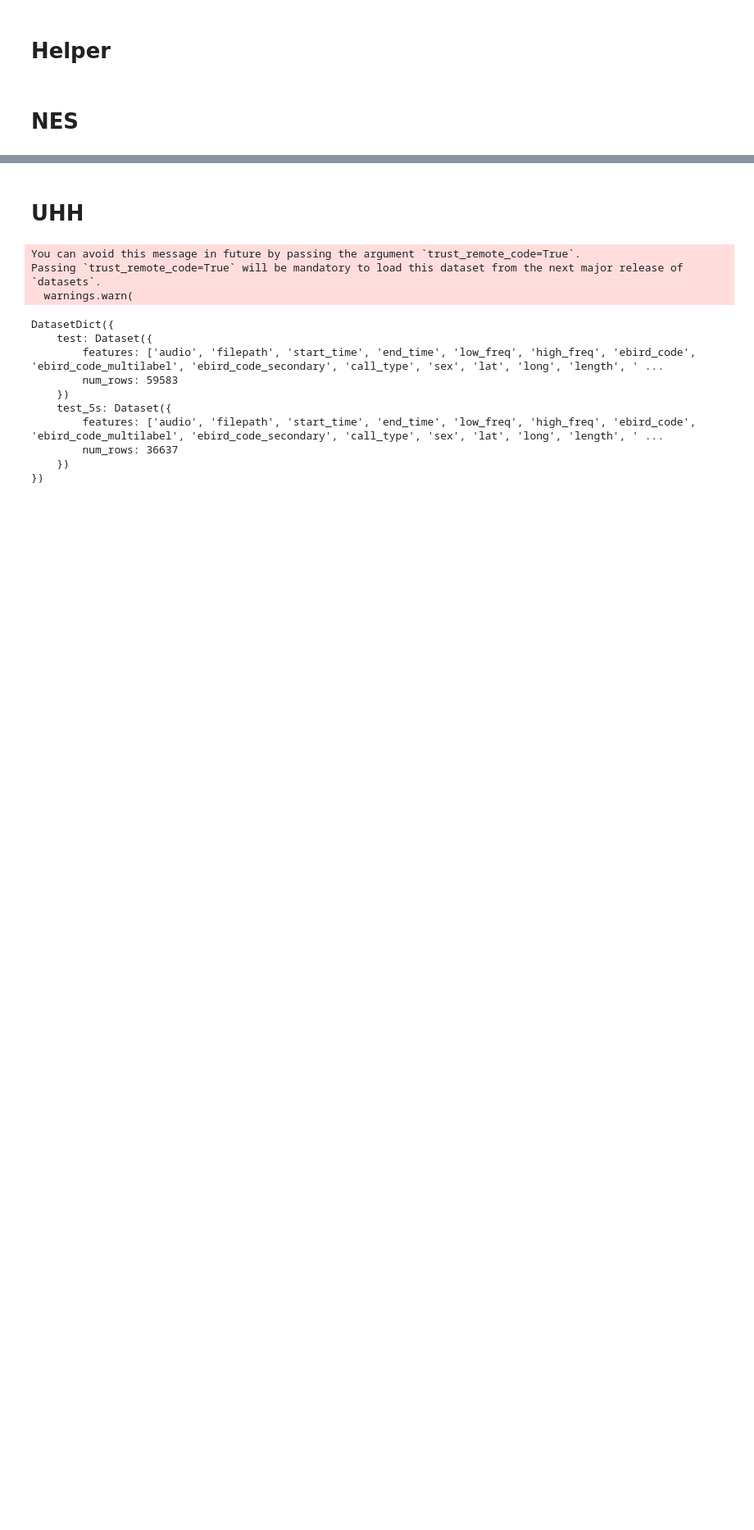
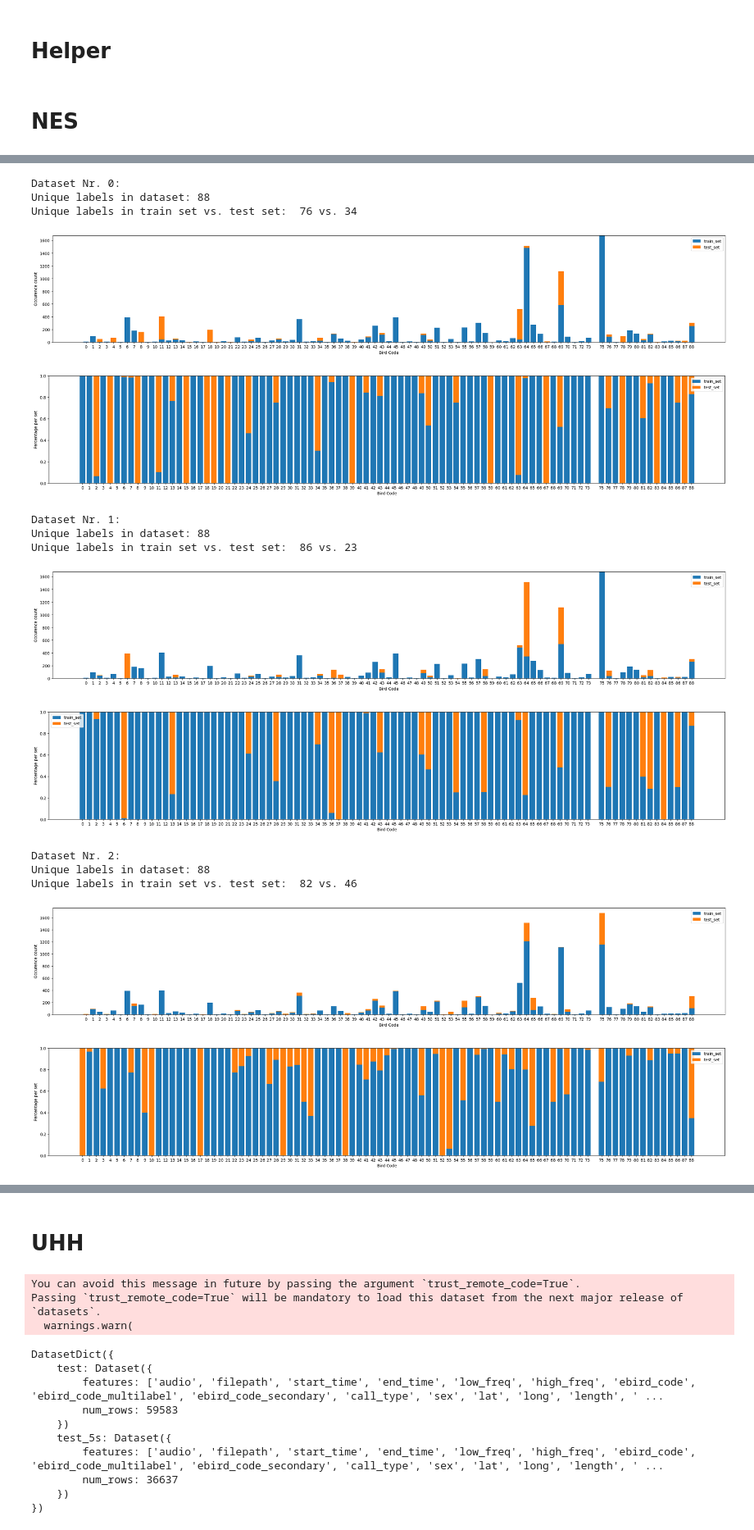
Before and after one commit to DBD-research-group/BirdSet, a Jupyter notebook: notebooks/playground/cross_valid_test_5s_split.ipynb, the cells around one changed output, grey strips where cells are left out. Shown: that part at 82% size. Saved outputs shown, nothing was run; the diff lists cells and outputs as text; code cells hidden in the pictures; blank space fills up the shorter version.

```diff
--- a/notebooks/playground/cross_valid_test_5s_split.ipynb
+++ b/notebooks/playground/cross_valid_test_5s_split.ipynb
@@ -106,2 +6,5 @@ def show_multilabel_percentages(dataset_dict: DatasetDict, figwidth: int=10):
 # %% [markdown]
 # NES
+# %%
+nes_splitting_dataset = get_splitting_dataset("NES_scape")
+nes_cross_valid = split_into_k_datasets(nes_splitting_dataset, 5)
@@ -107,0 +15,22 @@ def show_multilabel_percentages(dataset_dict: DatasetDict, figwidth: int=10):
+# %%
+figwidth = 30
+for i in range(len(nes_cross_valid)):
+    print(f"Dataset Nr. {i}:")
+    show_multilabel_stats(nes_cross_valid[i], figwidth)
+    show_multilabel_percentages(nes_cross_valid[i], figwidth)
+# %% [output]
+Dataset Nr. 0:
+Unique labels in dataset: 88
+Unique labels in train set vs. test set:  76 vs. 34
+[figure, added]
+[figure, added]
+Dataset Nr. 1:
+Unique labels in dataset: 88
+Unique labels in train set vs. test set:  86 vs. 23
+[figure, added]
+[figure, added]
+Dataset Nr. 2:
+Unique labels in dataset: 88
+Unique labels in train set vs. test set:  82 vs. 46
+[figure, added]
+[figure, added]
```
Also changed, not shown: parts of 22 cells of this notebook, 2 other files.
